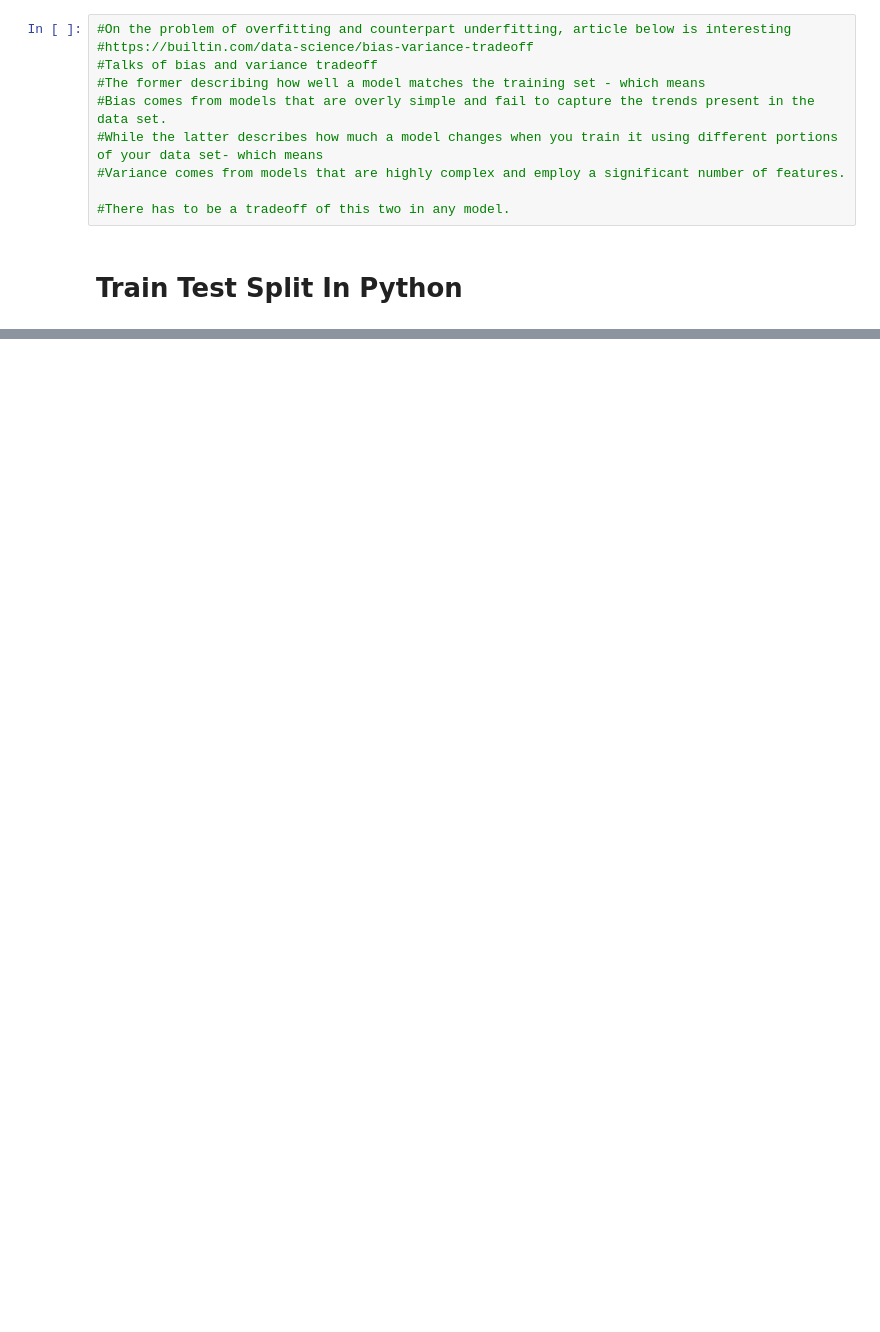
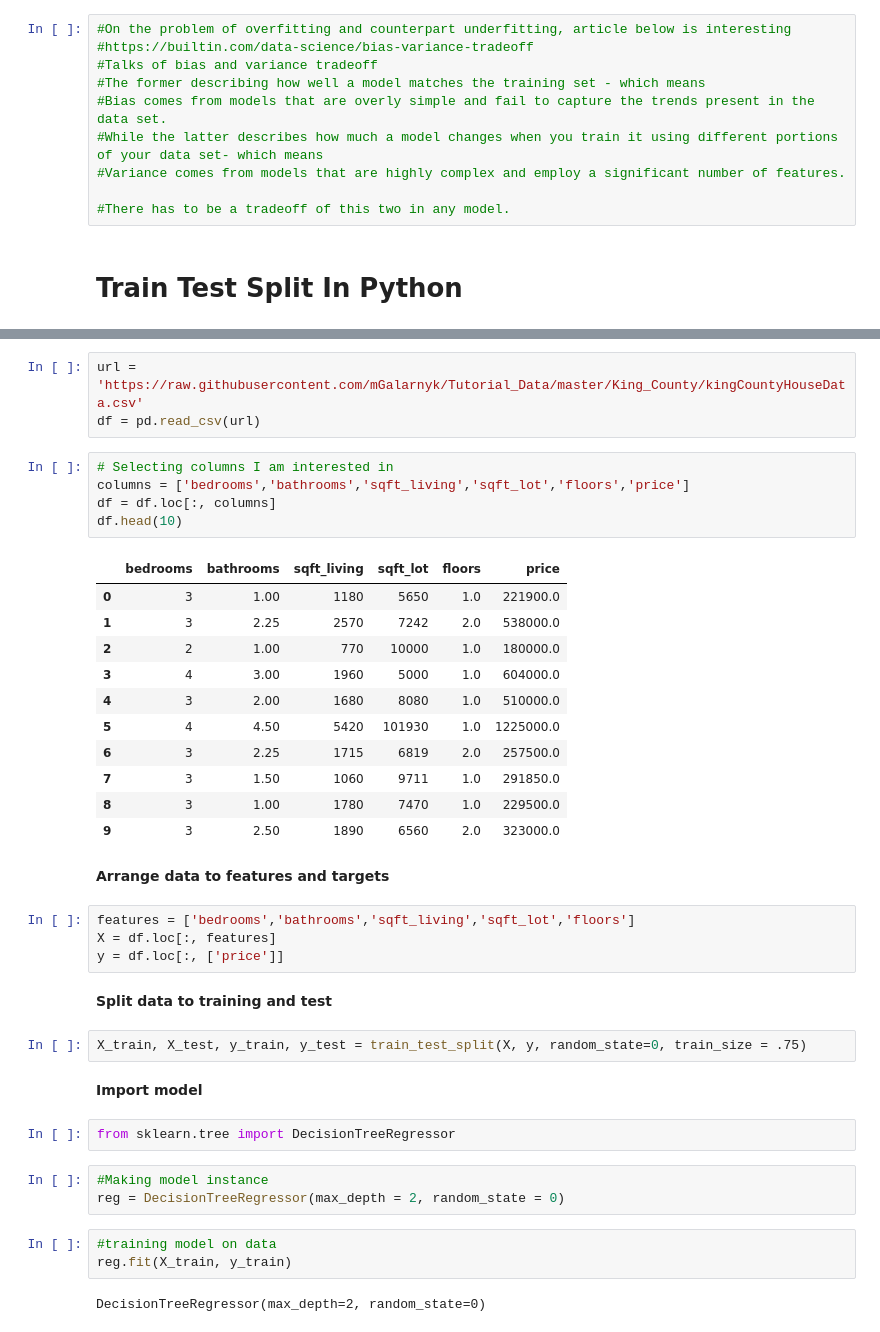
Before and after one commit to rdkdaniel/Basics-of-ML-DL-Models, a Jupyter notebook: Train_Test_Split_Understanding.ipynb, the cells around one changed output, grey strips where cells are left out. Saved outputs shown, nothing was run; the diff lists cells and outputs as text; blank space fills up the shorter version.

```diff
--- a/Train_Test_Split_Understanding.ipynb
+++ b/Train_Test_Split_Understanding.ipynb
@@ -63,0 +72,42 @@ Diagram below highlights this problem. Green line indicating the model follows t
+# %%
+url = 'https://raw.githubusercontent.com/mGalarnyk/Tutorial_Data/master/King_County/kingCountyHouseData.csv'
+df = pd.read_csv(url)
+# %%
+# Selecting columns I am interested in
+columns = ['bedrooms','bathrooms','sqft_living','sqft_lot','floors','price']
+df = df.loc[:, columns]
+df.head(10)
+# %% [output]
+|  | bedrooms | bathrooms | sqft_living | sqft_lot | floors | price |
+| 0 | 3 | 1.00 | 1180 | 5650 | 1.0 | 221900.0 |
+| 1 | 3 | 2.25 | 2570 | 7242 | 2.0 | 538000.0 |
+| 2 | 2 | 1.00 | 770 | 10000 | 1.0 | 180000.0 |
+| 3 | 4 | 3.00 | 1960 | 5000 | 1.0 | 604000.0 |
+| 4 | 3 | 2.00 | 1680 | 8080 | 1.0 | 510000.0 |
+| 5 | 4 | 4.50 | 5420 | 101930 | 1.0 | 1225000.0 |
+| 6 | 3 | 2.25 | 1715 | 6819 | 2.0 | 257500.0 |
+| 7 | 3 | 1.50 | 1060 | 9711 | 1.0 | 291850.0 |
+| 8 | 3 | 1.00 | 1780 | 7470 | 1.0 | 229500.0 |
+| 9 | 3 | 2.50 | 1890 | 6560 | 2.0 | 323000.0 |
+# %% [markdown]
+**Arrange data to features and targets**
+# %%
+features = ['bedrooms','bathrooms','sqft_living','sqft_lot','floors']
+X = df.loc[:, features]
+y = df.loc[:, ['price']]
+# %% [markdown]
+**Split data to training and test**
+# %%
+X_train, X_test, y_train, y_test = train_test_split(X, y, random_state=0, train_size = .75)
+# %% [markdown]
+**Import model**
+# %%
+from sklearn.tree import DecisionTreeRegressor
+# %%
+#Making model instance
+reg = DecisionTreeRegressor(max_depth = 2, random_state = 0)
+# %%
+#training model on data
+reg.fit(X_train, y_train)
+# %% [output]
+DecisionTreeRegressor(max_depth=2, random_state=0)
```
Also changed, not shown: parts of 6 cells of this notebook.
